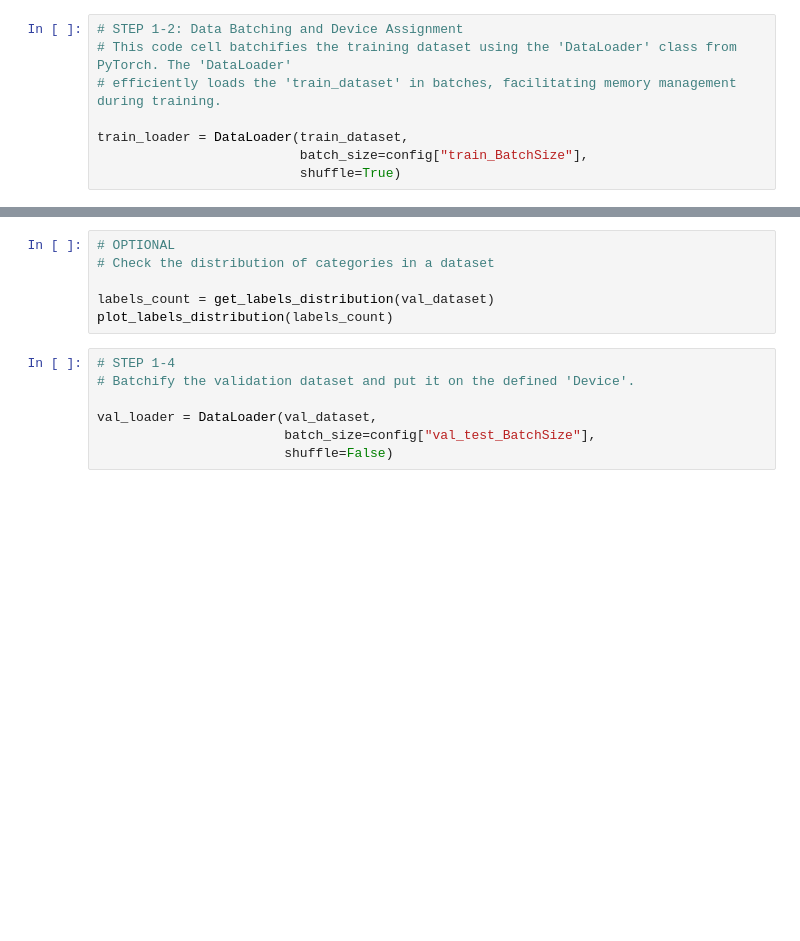
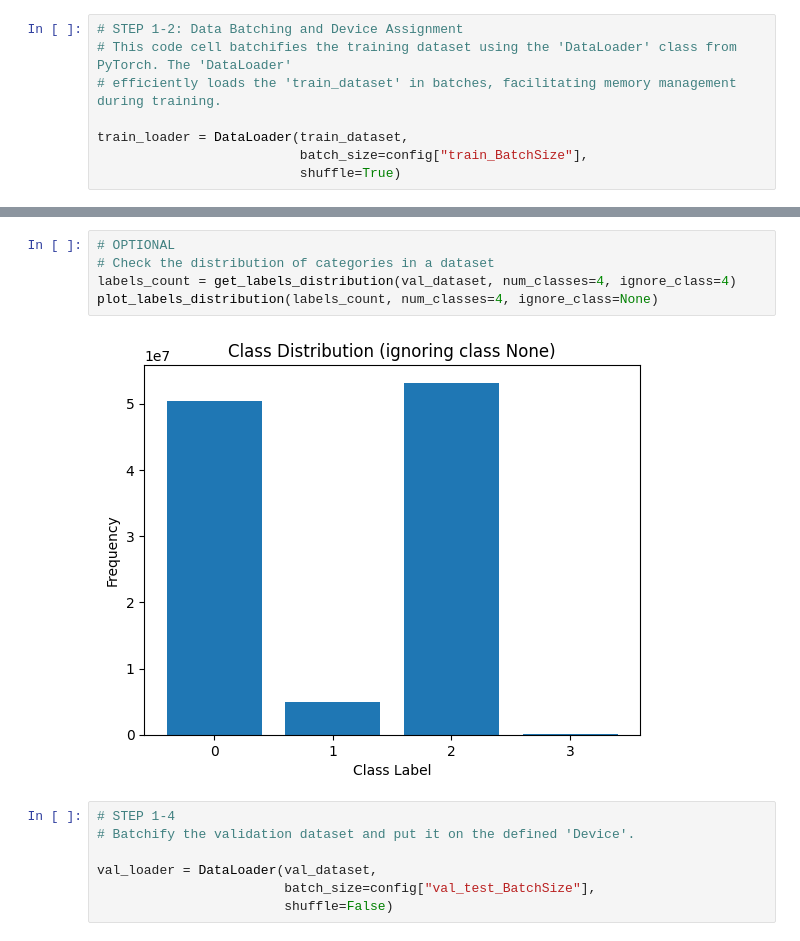
Before and after one commit to ClarkCGA/kenya-multitemporal-crop-segmentation-baseline, a Jupyter notebook: notebooks/main.ipynb, the cells around one changed output, grey strips where cells are left out. Saved outputs shown, nothing was run; the diff lists cells and outputs as text; blank space fills up the shorter version.

```diff
--- a/notebooks/main.ipynb
+++ b/notebooks/main.ipynb
@@ -135,9 +144,10 @@ val_dataset = CropData(src_dir=config["src_dir"],
 # %%
 # OPTIONAL
 # Check the distribution of categories in a dataset
-
-labels_count = get_labels_distribution(val_dataset)
-plot_labels_distribution(labels_count)
+labels_count = get_labels_distribution(val_dataset, num_classes=4, ignore_class=4)
+plot_labels_distribution(labels_count, num_classes=4, ignore_class=None)
+# %% [output]
+[figure, added]
 # %%
 # STEP 1-4
 # Batchify the validation dataset and put it on the defined 'Device'.
```
Also changed, not shown: parts of 10 cells of this notebook, 5 other files.
